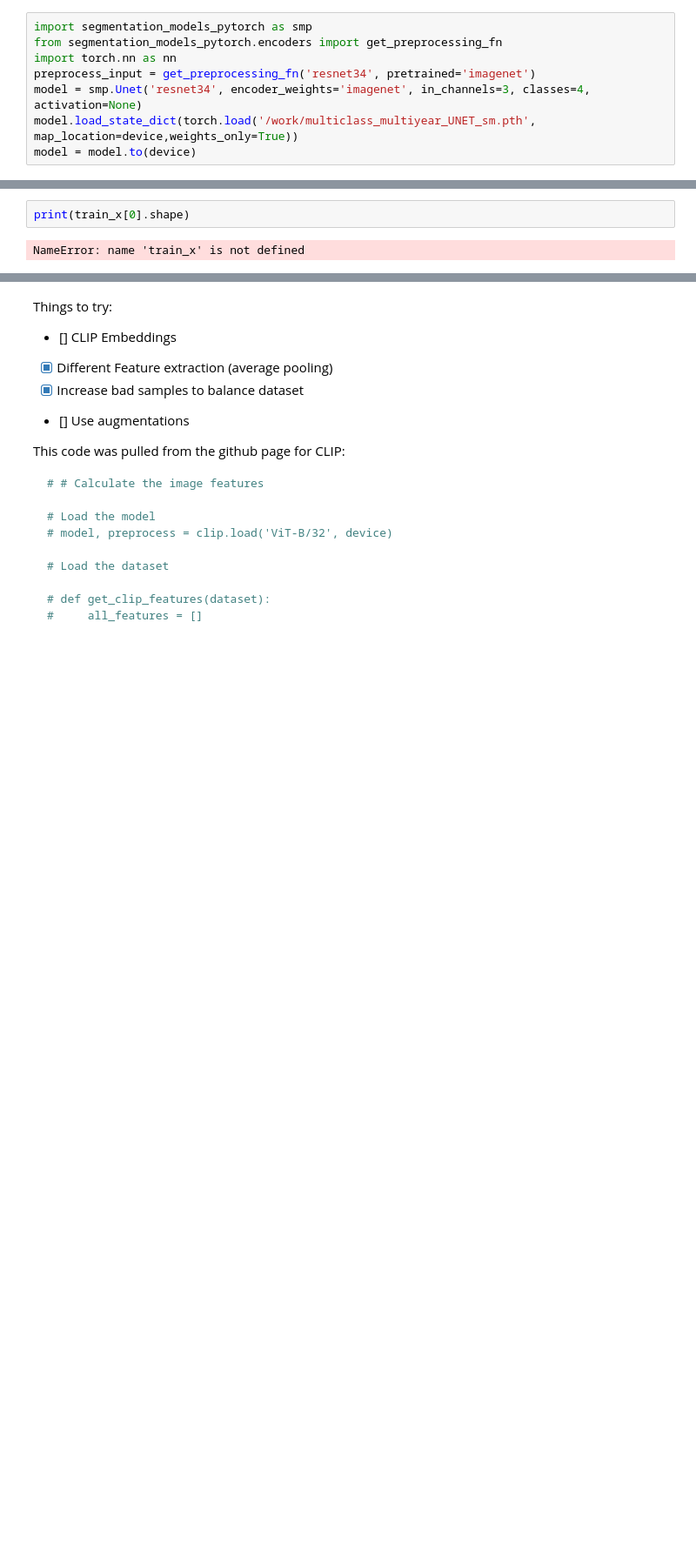
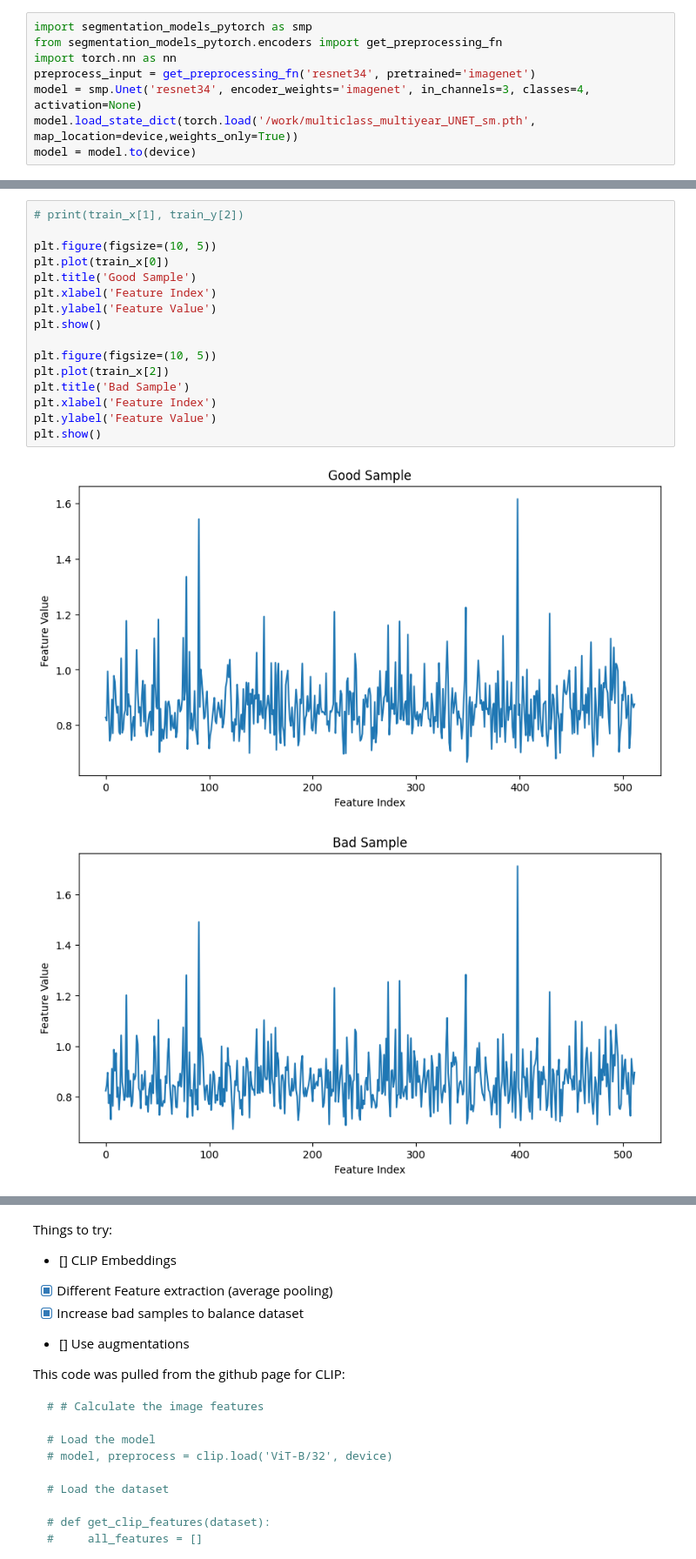
Before and after one commit to KopiousKarp/code_notebooks, a Jupyter notebook: plant_segs/Classifier.ipynb, the cells around one changed output, grey strips where cells are left out. Shown at 87% size. Cells and saved outputs as stored; diff of their text form; blank space fills up the shorter version.

```diff
--- a/plant_segs/Classifier.ipynb
+++ b/plant_segs/Classifier.ipynb
@@ -222,7 +225,22 @@ Test accuracy = 94.595
-# %%
-print(train_x[0].shape)
-# %% [output]
-NameError: name 'train_x' is not defined
+# %%
+# print(train_x[1], train_y[2])
+
+plt.figure(figsize=(10, 5))
+plt.plot(train_x[0])
+plt.title('Good Sample')
+plt.xlabel('Feature Index')
+plt.ylabel('Feature Value')
+plt.show()
+
+plt.figure(figsize=(10, 5))
+plt.plot(train_x[2])
+plt.title('Bad Sample')
+plt.xlabel('Feature Index')
+plt.ylabel('Feature Value')
+plt.show()
+# %% [output]
+[figure, added]
+[figure, added]
 # %%
 # Find the indices of incorrect predictions
 incorrect_indices = np.where(test_y != predictions)[0]
```
Also changed, not shown: parts of 4 cells of this notebook, 11 other files.
